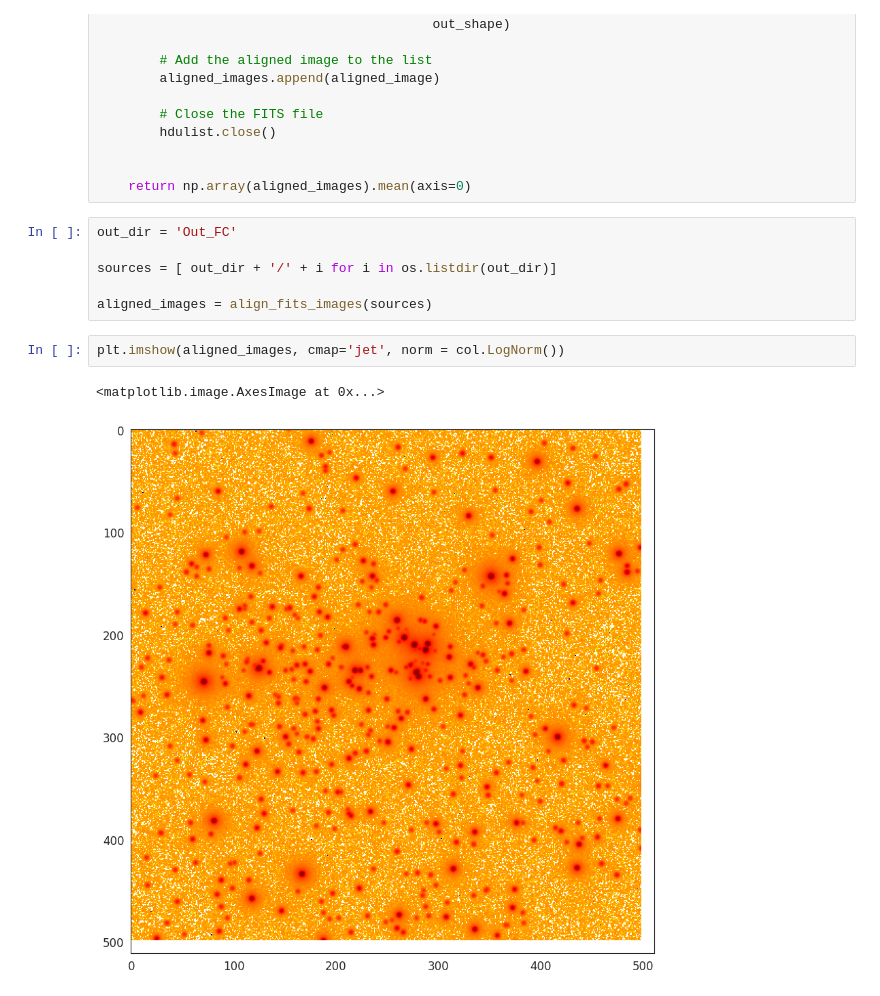
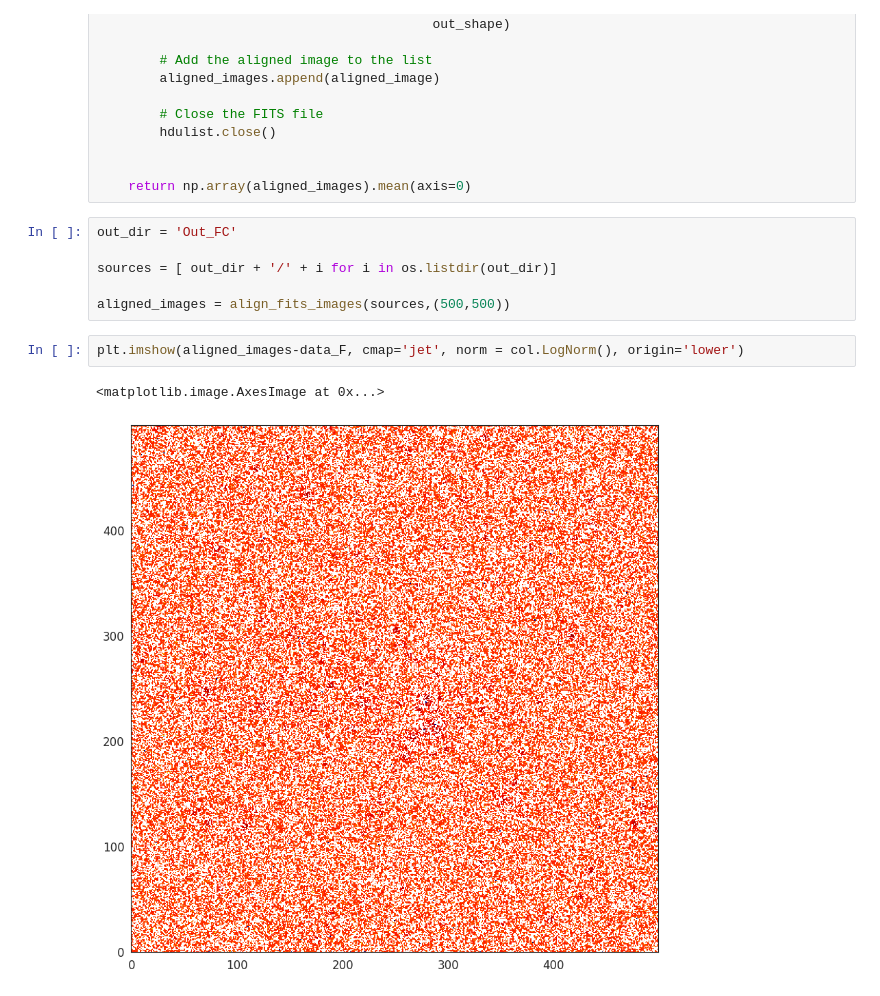
Before and after one commit to Jack3690/INSIST_pipeline, a Jupyter notebook: notebooks/MACADAMIA.ipynb, the cells around one changed output. Cells and saved outputs as stored; diff of their text form.

```diff
--- a/notebooks/MACADAMIA.ipynb
+++ b/notebooks/MACADAMIA.ipynb
@@ -304,9 +304,9 @@ out_dir = 'Out_FC'
 
 sources = [ out_dir + '/' + i for i in os.listdir(out_dir)]
 
-aligned_images = align_fits_images(sources)
+aligned_images = align_fits_images(sources,(500,500))
 # %%
-plt.imshow(aligned_images, cmap='jet', norm = col.LogNorm())
+plt.imshow(aligned_images-data_F, cmap='jet', norm = col.LogNorm(), origin='lower')
 # %% [output]
 <matplotlib.image.AxesImage at 0x...>
-[figure, old version]
+[figure, new version]
```
Also changed, not shown: parts of 1 cell of this notebook.
